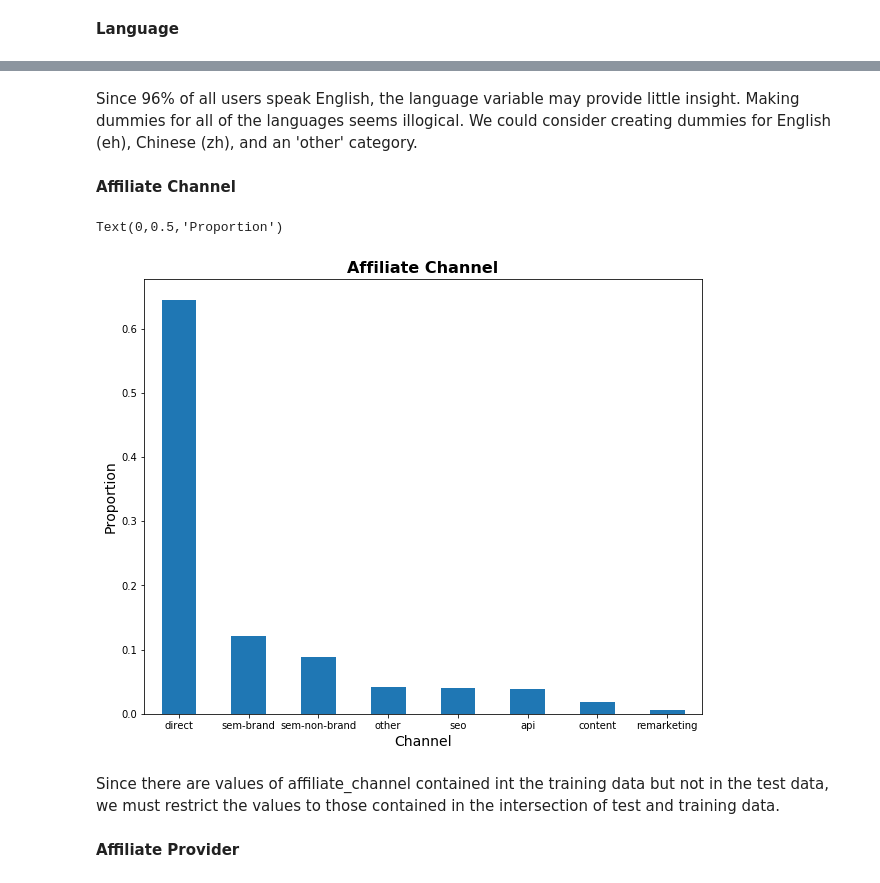
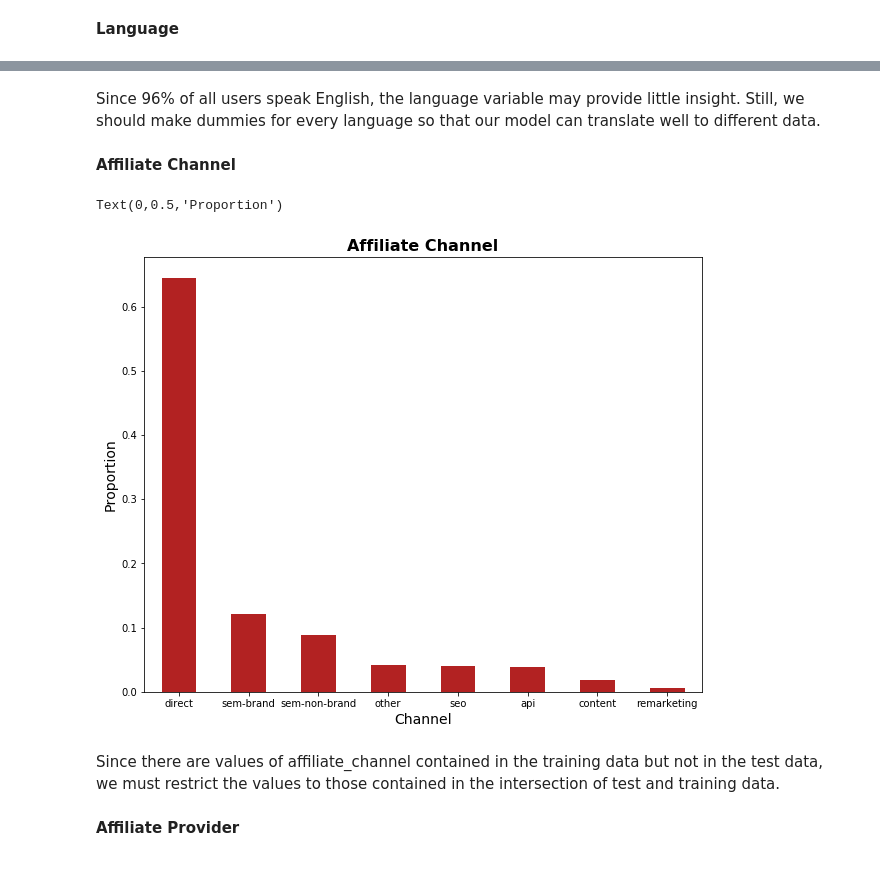
Before and after one commit to broad32/Project, a Jupyter notebook: Project.ipynb, the cells around one changed output, grey strips where cells are left out. Drawn from its saved outputs; the diff is of its cells as text; code cells hidden in the pictures.

```diff
--- a/Project.ipynb
+++ b/Project.ipynb
@@ -374,23 +380,22 @@ Text(0.5,0,'Proportion')
 # %% [markdown]
-Since 96% of all users speak English, the language variable may provide little insight. Making dummies for all of the languages seems illogical. We could consider creating dummies for English (eh), Chinese (zh), and an 'other' category.
+Since 96% of all users speak English, the language variable may provide little insight. Still, we should make dummies for every language so that our model can translate well to different data.
-# %%
-xtrain.language = xtrain.language.apply(lambda x: x if str(x) == 'en' or str(x) == 'zh' else 'other')
-xtest.language = xtest.language.apply(lambda x: x if str(x) == 'en' or str(x) == 'zh' else 'other')
-test.language = test.language.apply(lambda x: x if str(x) == 'en' or str(x) == 'zh' else 'other')
-users.language = users.language.apply(lambda x: x if str(x) == 'en' or str(x) == 'zh' else 'other')
+# %%
+keep2 = np.intersect1d(xtest.language.unique(),test.language.unique())
+xtrain.loc[~xtrain.language.isin(keep2),'language'] = np.nan
+xtest.loc[~xtest.language.isin(keep2),'language'] = np.nan
 # %%
 dummies.append('language')
 # %% [markdown]
 **Affiliate Channel**
 # %%
-xtrain.affiliate_channel.value_counts(normalize=True, dropna=False).plot(kind='bar')# note 'api' isn't in test data
+xtrain.affiliate_channel.value_counts(normalize=True, dropna=False).plot(kind='bar',color='#B22222')# note 'api' isn't in test data
 plt.title('Affiliate Channel', fontsize=16,fontweight='bold')
 plt.xlabel('Channel', fontsize=14)
 plt.xticks(rotation=0)
 plt.ylabel('Proportion', fontsize=14)
 # %% [output]
 Text(0,0.5,'Proportion')
-[figure, old version]
+[figure, new version]
 # %% [markdown]
-Since there are values of affiliate_channel contained int the training data but not in the test data, we must restrict the values to those contained in the intersection of test and training data.
+Since there are values of affiliate_channel contained in the training data but not in the test data, we must restrict the values to those contained in the intersection of test and training data.
 # %%
```
Also changed, not shown: parts of 107 cells of this notebook.
